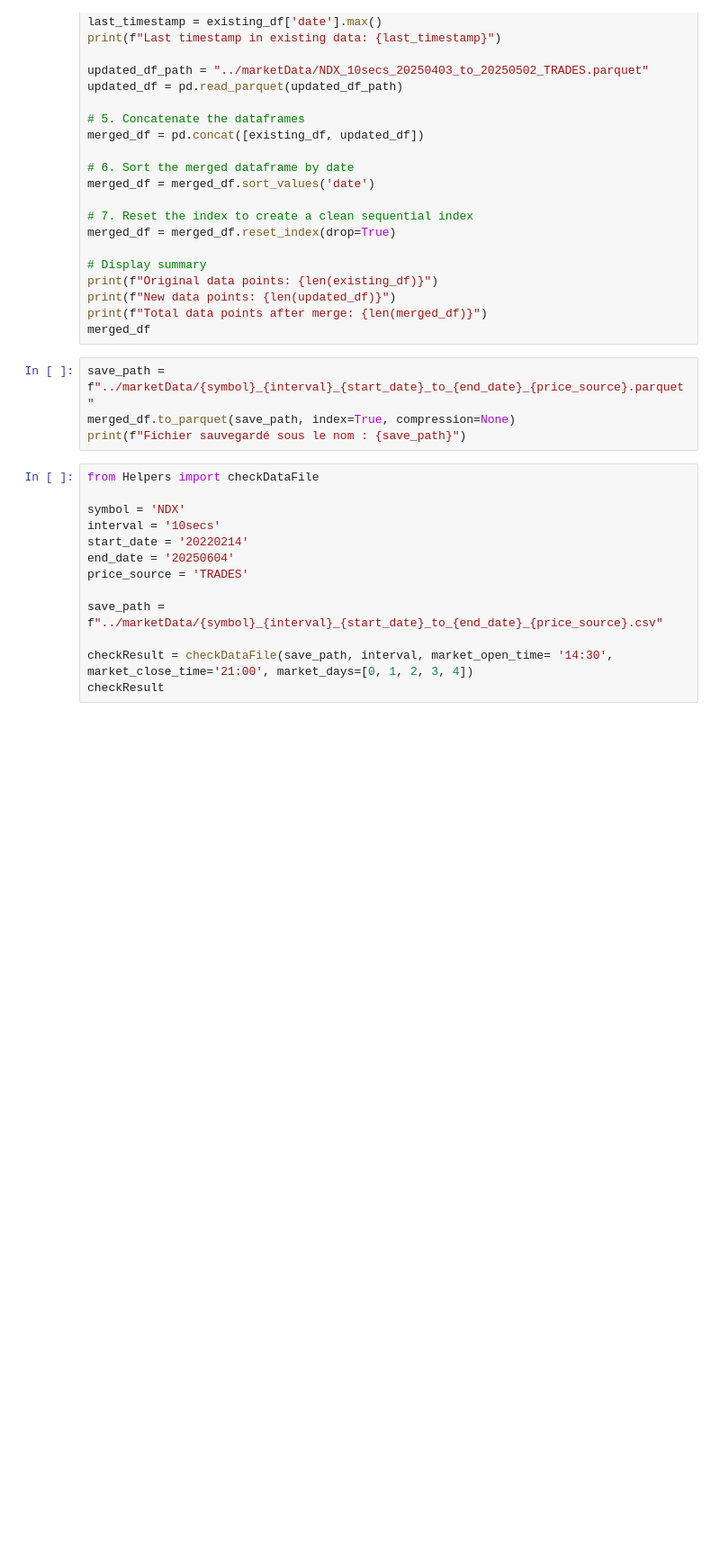
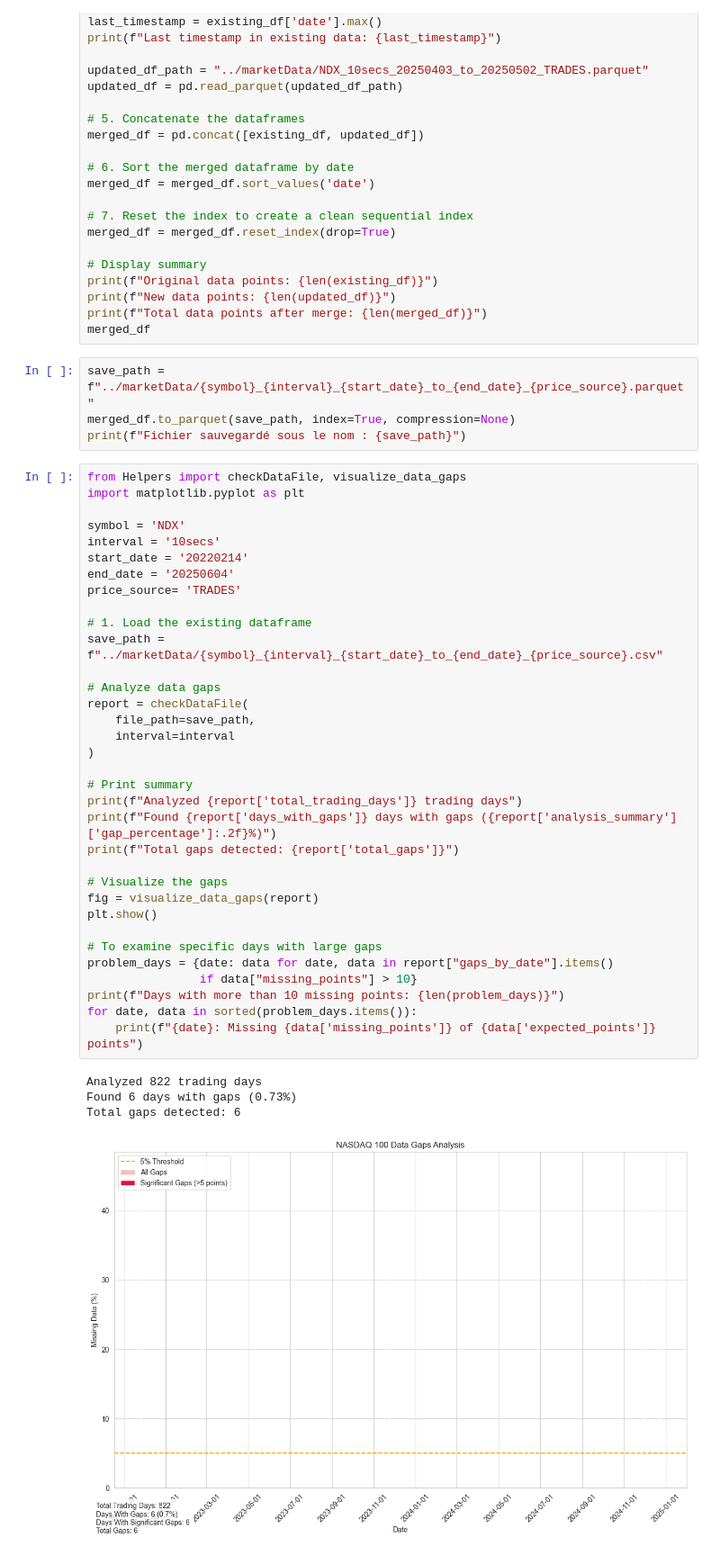
Before and after one commit to FinTechCpp/fast-backtest-app, a Jupyter notebook: Notebooks/IBKR_API.ipynb, the cells around one changed output. Shown at 90% size. Drawn from its saved outputs; the diff is of its cells as text; blank space fills up the shorter version.

Commit message:
add: checkDataFile function and checked potential gaps in nasdaq data files

```diff
--- a/Notebooks/IBKR_API.ipynb
+++ b/Notebooks/IBKR_API.ipynb
@@ -258,16 +258,42 @@ merged_df
 save_path = f"../marketData/{symbol}_{interval}_{start_date}_to_{end_date}_{price_source}.parquet"
 merged_df.to_parquet(save_path, index=True, compression=None)
 print(f"Fichier sauvegardé sous le nom : {save_path}")
-# %%
-from Helpers import checkDataFile
-
-symbol = 'NDX'
-interval = '10secs'
-start_date = '20220214'
-end_date = '20250604'
-price_source = 'TRADES'
-
-save_path = f"../marketData/{symbol}_{interval}_{start_date}_to_{end_date}_{price_source}.csv"
-
-checkResult = checkDataFile(save_path, interval, market_open_time= '14:30', market_close_time='21:00', market_days=[0, 1, 2, 3, 4])
-checkResult
+# %%
+from Helpers import checkDataFile, visualize_data_gaps
+import matplotlib.pyplot as plt
+
+symbol = 'NDX'
+interval = '10secs'
+start_date = '20220214'
+end_date = '20250604'
+price_source= 'TRADES'
+
+# 1. Load the existing dataframe
+save_path = f"../marketData/{symbol}_{interval}_{start_date}_to_{end_date}_{price_source}.csv"
+
+# Analyze data gaps
+report = checkDataFile(
+    file_path=save_path,
+    interval=interval
+)
+
+# Print summary
+print(f"Analyzed {report['total_trading_days']} trading days")
+print(f"Found {report['days_with_gaps']} days with gaps ({report['analysis_summary']['gap_percentage']:.2f}%)")
+print(f"Total gaps detected: {report['total_gaps']}")
+
+# Visualize the gaps
+fig = visualize_data_gaps(report)
+plt.show()
+
+# To examine specific days with large gaps
+problem_days = {date: data for date, data in report["gaps_by_date"].items()
+                if data["missing_points"] > 10}
+print(f"Days with more than 10 missing points: {len(problem_days)}")
+for date, data in sorted(problem_days.items()):
+    print(f"{date}: Missing {data['missing_points']} of {data['expected_points']} points")
+# %% [output]
+Analyzed 822 trading days
+Found 6 days with gaps (0.73%)
+Total gaps detected: 6
+[figure, added]
```
Also changed, not shown: parts of 1 cell of this notebook, 1 other file.
